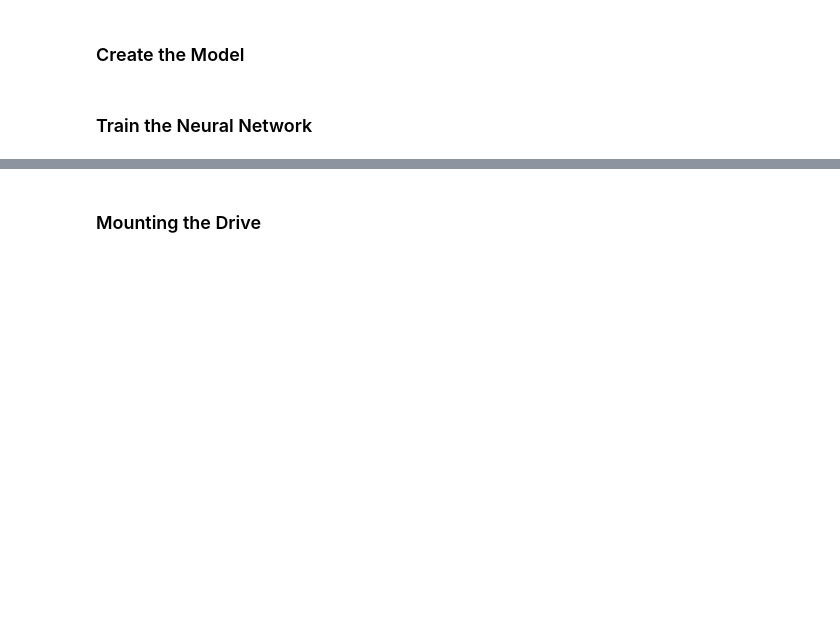
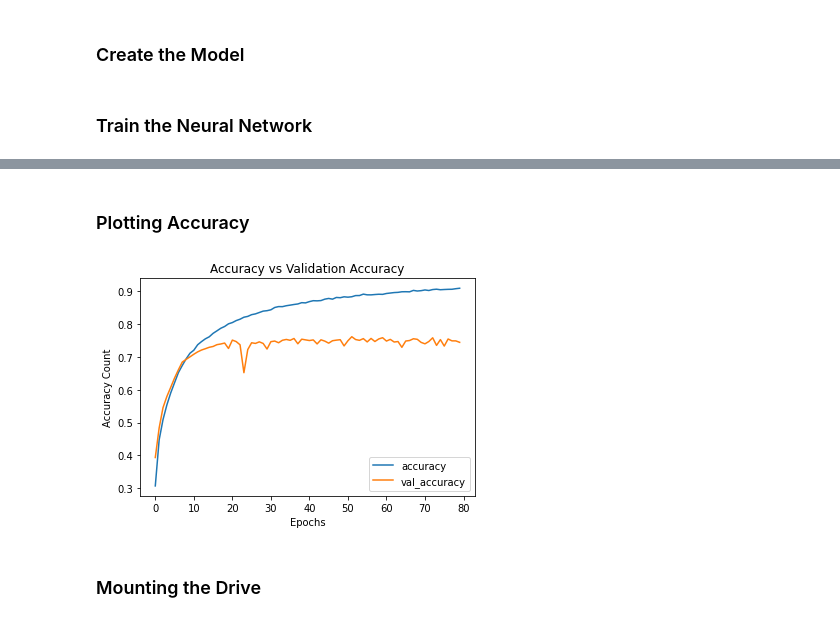
Before and after one commit to rohan300557/Image-Classification-Cifar-10, a Jupyter notebook: cifar_image_classification.ipynb, the cells around one changed output, grey strips where cells are left out. Drawn from its saved outputs; the diff is of its cells as text; code cells hidden in the pictures; blank space fills up the shorter version.

Commit message:
Added plot

```diff
--- a/cifar_image_classification.ipynb
+++ b/cifar_image_classification.ipynb
@@ -102,7 +116,7 @@ x_test = x_test.astype('float32')
 x_train/=255          # Normalize
 x_test/=255
 # %%
-model.fit(x_train,y_train,
+model_hist = model.fit(x_train,y_train,
           batch_size=32,
           epochs=80,
           validation_data=(x_test,y_test),
@@ -129,3 +142,15 @@ Epoch 80/80
+# %% [markdown]
+### Plotting Accuracy
+# %%
+plt.plot(model_hist.history['accuracy'], label='accuracy')
+plt.plot(model_hist.history['val_accuracy'], label='val_accuracy')
+plt.xlabel('Epochs')
+plt.ylabel('Accuracy Count')
+plt.title('Accuracy vs Validation Accuracy')
+plt.legend()
+plt.show()
+# %% [output]
+[figure, added]
 # %% [markdown]
 ### Mounting the Drive
 # %%
```
Also changed, not shown: parts of 4 cells of this notebook.
